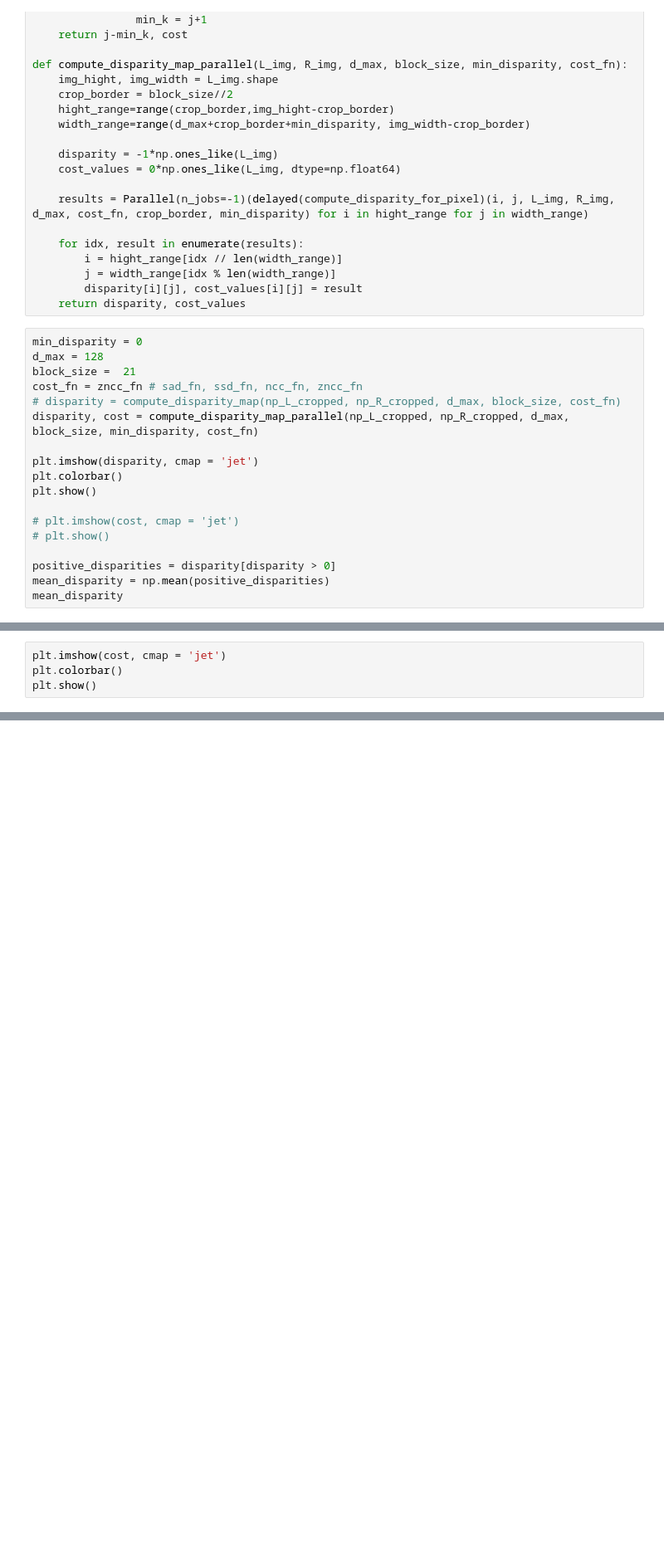
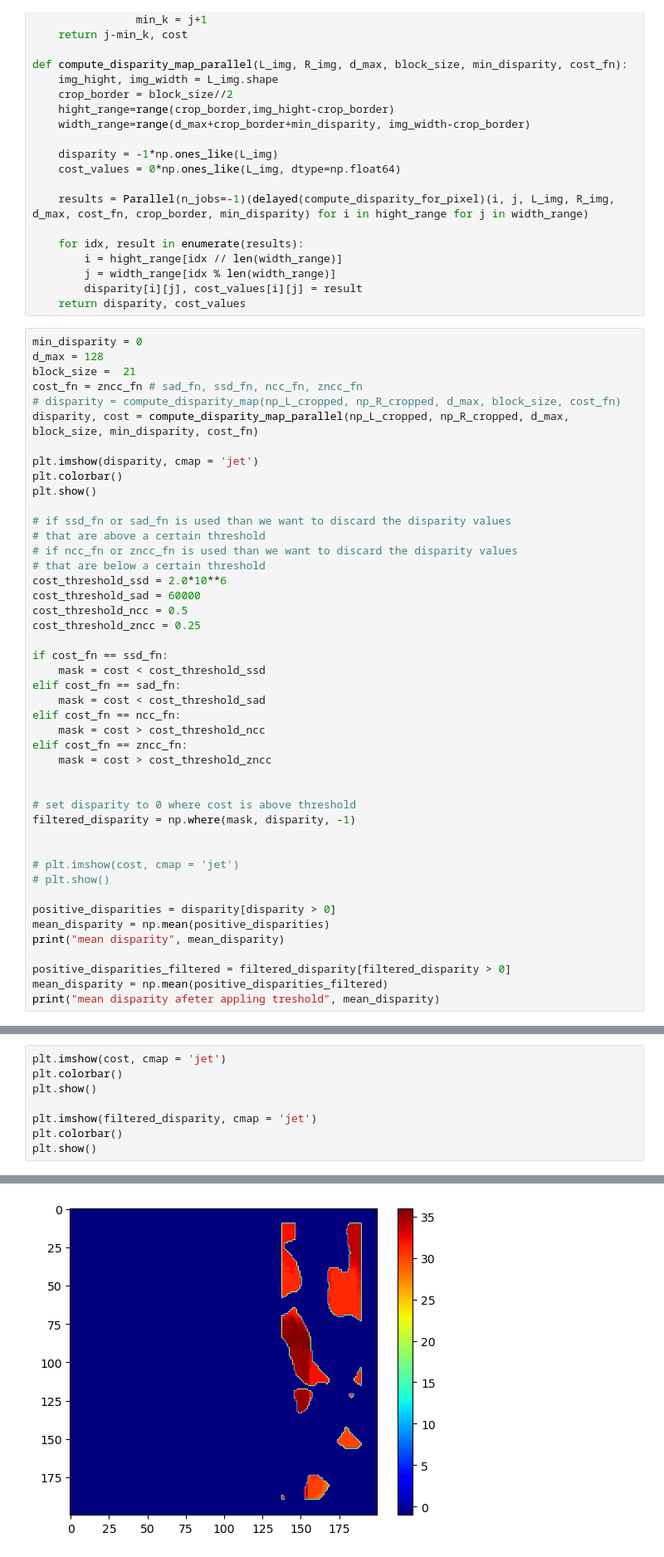
Before and after one commit to ArkaStark/RobotNavigation, a Jupyter notebook: RobotNavigation.ipynb, the cells around one changed output, grey strips where cells are left out. Shown at 83% size. Drawn from its saved outputs; the diff is of its cells as text; blank space fills up the shorter version.

Commit message:
again thresholds in the disparities

```diff
--- a/RobotNavigation.ipynb
+++ b/RobotNavigation.ipynb
@@ -343,11 +343,38 @@ plt.imshow(disparity, cmap = 'jet')
 plt.colorbar()
 plt.show()
 
+# if ssd_fn or sad_fn is used than we want to discard the disparity values
+# that are above a certain threshold
+# if ncc_fn or zncc_fn is used than we want to discard the disparity values
+# that are below a certain threshold
+cost_threshold_ssd = 2.0*10**6
+cost_threshold_sad = 60000
+cost_threshold_ncc = 0.5
+cost_threshold_zncc = 0.25
+
+if cost_fn == ssd_fn:
+    mask = cost < cost_threshold_ssd
+elif cost_fn == sad_fn:
+    mask = cost < cost_threshold_sad
+elif cost_fn == ncc_fn:
+    mask = cost > cost_threshold_ncc
+elif cost_fn == zncc_fn:
+    mask = cost > cost_threshold_zncc
+
+
+# set disparity to 0 where cost is above threshold
+filtered_disparity = np.where(mask, disparity, -1)
+
+
 # plt.imshow(cost, cmap = 'jet')
 # plt.show()
 
 positive_disparities = disparity[disparity > 0]
 mean_disparity = np.mean(positive_disparities)
-mean_disparity
+print("mean disparity", mean_disparity)
+
+positive_disparities_filtered = filtered_disparity[filtered_disparity > 0]
+mean_disparity = np.mean(positive_disparities_filtered)
+print("mean disparity afeter appling treshold", mean_disparity)
 # %% [output]
 [figure]
@@ -355,9 +383,14 @@ mean_disparity
 # %%
 plt.imshow(cost, cmap = 'jet')
 plt.colorbar()
 plt.show()
+
+plt.imshow(filtered_disparity, cmap = 'jet')
+plt.colorbar()
+plt.show()
 # %% [output]
 [figure]
+[figure, added]
 # %%
 cost[140, 140]
 # %% [output]
```
Also changed, not shown: parts of 3 cells of this notebook.
